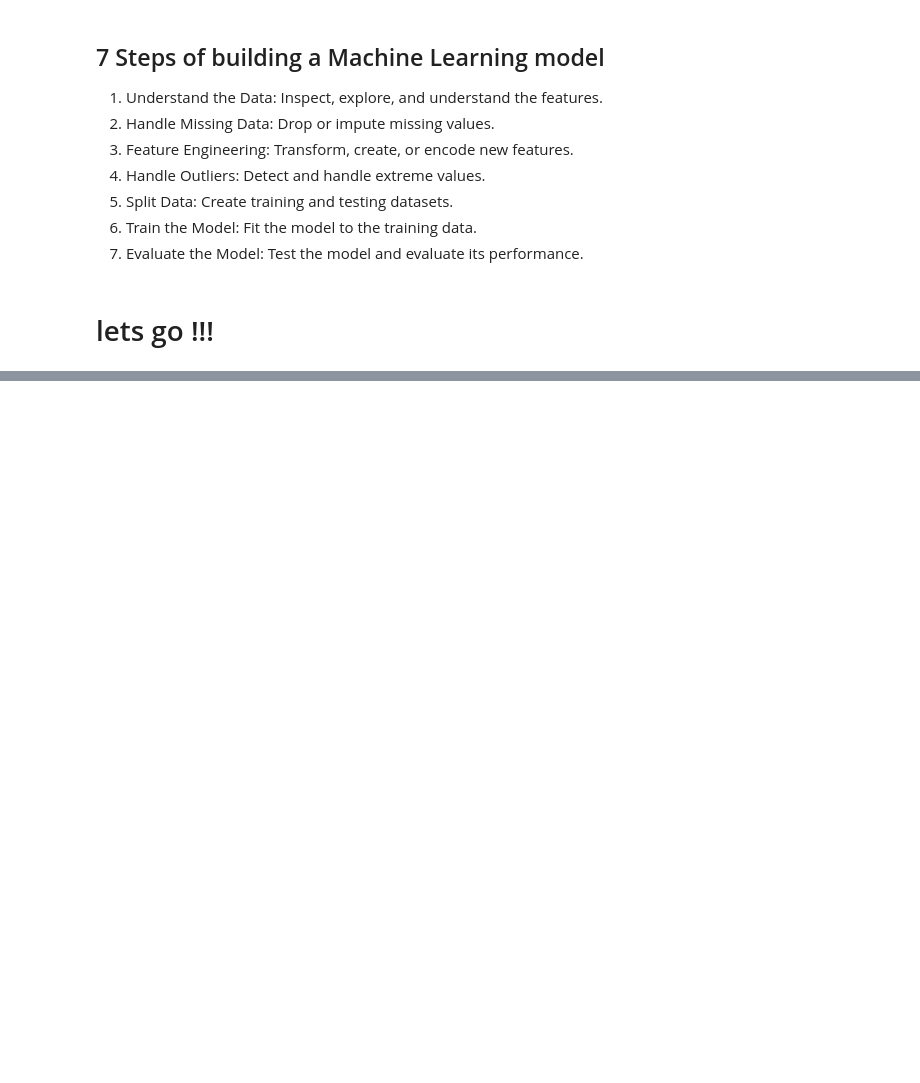
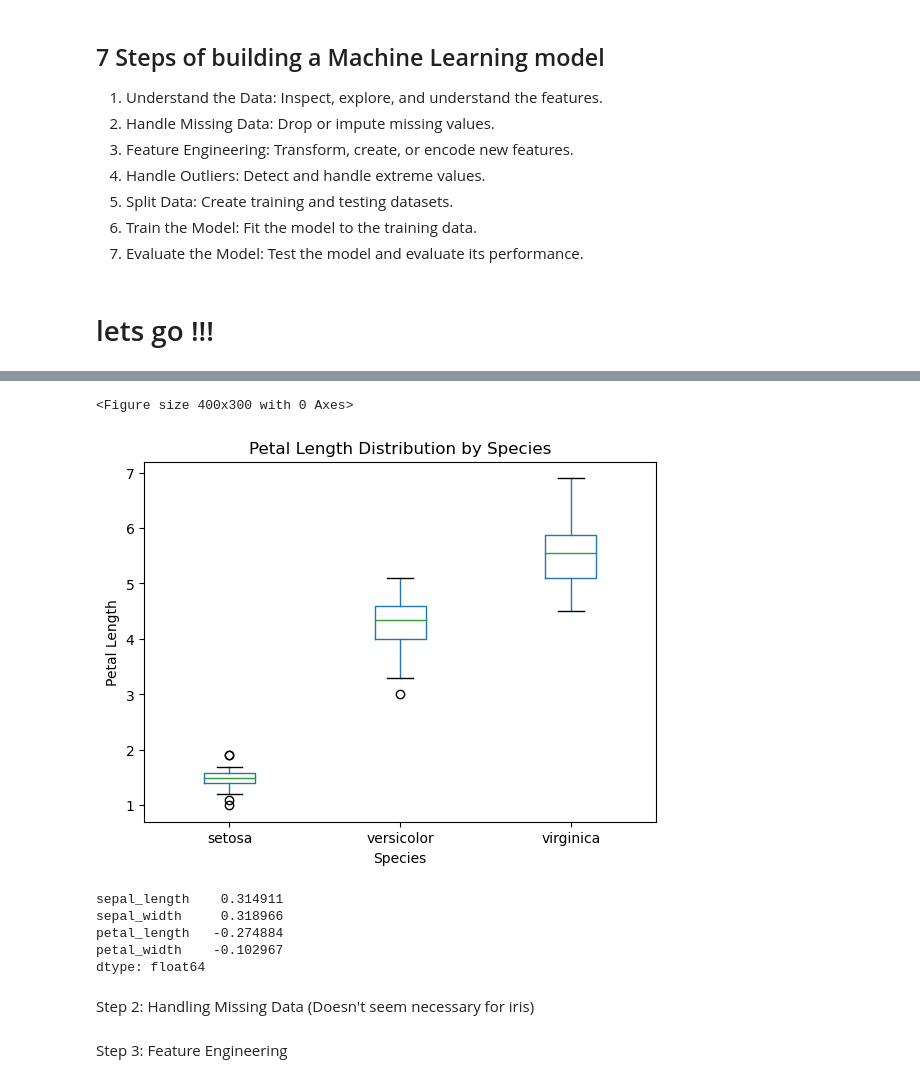
Before and after one commit to ReDI-School/F24-Berlin-Machine-Learning, a Jupyter notebook: Lessons/Session_3_Intro_to_ML/homework.ipynb, the cells around one changed output, grey strips where cells are left out. Cells and saved outputs as stored; diff of their text form; code cells hidden in the pictures; blank space fills up the shorter version.

```diff
--- a/Lessons/Session_3_Intro_to_ML/homework.ipynb
+++ b/Lessons/Session_3_Intro_to_ML/homework.ipynb
@@ -34,0 +114,23 @@ import sklearn as sns
+# %%
+plt.figure(figsize=(4,3))
+df.boxplot(column='petal_length', by='species', grid=False)
+plt.title('Petal Length Distribution by Species')
+plt.suptitle('')
+plt.xlabel('Species')
+plt.ylabel('Petal Length')
+plt.show()
+# %% [output]
+<Figure size 400x300 with 0 Axes>
+[figure, added]
+# %%
+skewness = df[['sepal_length', 'sepal_width', 'petal_length', 'petal_width']].skew()
+print(skewness)
+# %% [output]
+sepal_length    0.314911
+sepal_width     0.318966
+petal_length   -0.274884
+petal_width    -0.102967
+dtype: float64
+# %% [markdown]
+Step 2: Handling Missing Data
+(Doesn't seem necessary for iris)
@@ -34,0 +140,2 @@ import sklearn as sns
+# %% [markdown]
+Step 3: Feature Engineering
```
Also changed, not shown: parts of 20 cells of this notebook.
